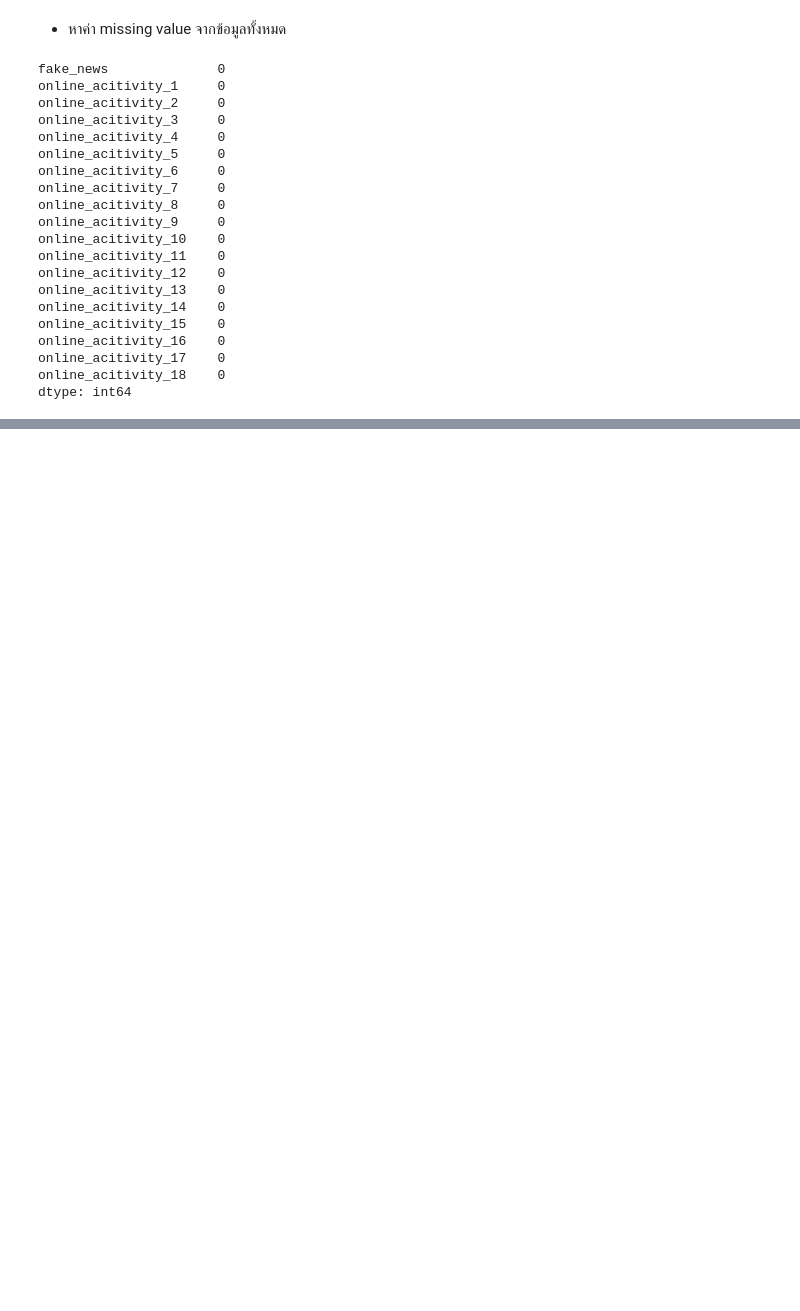
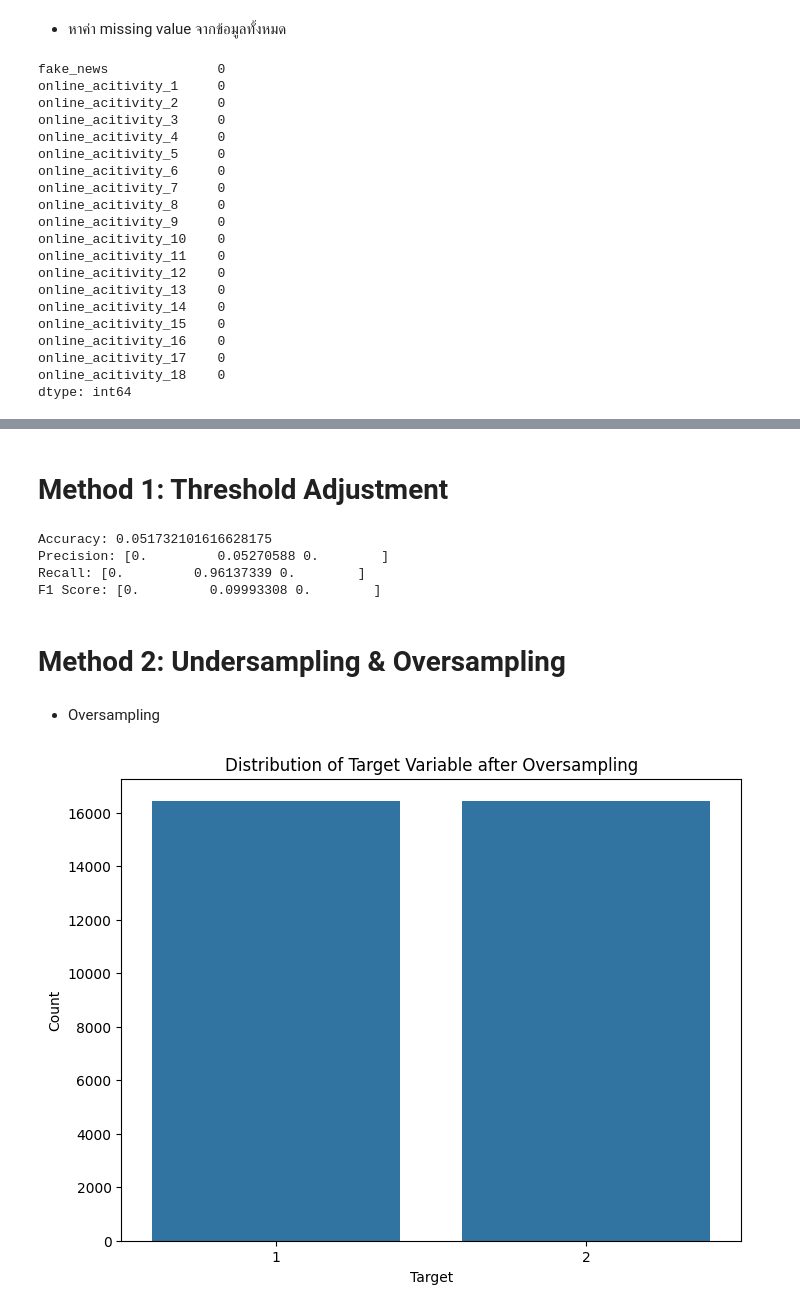
Before and after one commit to Piyaphat23/BSC_DPDM23, a Jupyter notebook: Internet.ipynb, the cells around one changed output, grey strips where cells are left out. Cells and saved outputs as stored; diff of their text form; code cells hidden in the pictures; blank space fills up the shorter version.

```diff
--- a/Internet.ipynb
+++ b/Internet.ipynb
@@ -84,0 +174,8 @@ dtype: int64
+# %%
+data = numeric_df.copy()
+# %%
+# Features (X)
+X = data.drop(columns=['fake_news'])  # คอลัมน์กิจกรรมออนไลน์ทั้งหมด
+
+# Target variable (y)
+y = data['fake_news']  # เลือกคอลัมน์ 'fake_news' เป็นตัวแปรเป้าหมาย
@@ -84,0 +184,69 @@ dtype: int64
+# %%
+# Train your model (using DecisionTreeClassifier as an example)
+clf = DecisionTreeClassifier(random_state=0)
+# %% [markdown]
+# Method 1: Threshold Adjustment
+# %%
+from sklearn.model_selection import train_test_split
+from sklearn.tree import DecisionTreeClassifier
+from sklearn.metrics import accuracy_score, precision_score, recall_score, f1_score
+
+# Split data into train and test sets
+X_train, X_test, y_train, y_test = train_test_split(X, y, test_size=0.2, random_state=0)
+
+# Train your model
+clf.fit(X_train, y_train)
+
+# Predict probabilities on test data
+y_pred_proba = clf.predict_proba(X_test)[:, 1]
+
+# Adjust threshold (example threshold = 0.5)
+threshold = 0.5
+
+# Convert probabilities to binary predictions based on the adjusted threshold
+y_pred = (y_pred_proba >= threshold).astype(int)
+
+# Evaluate model
+accuracy = accuracy_score(y_test, y_pred)
+precision = precision_score(y_test, y_pred, average=None)
+recall = recall_score(y_test, y_pred, average=None)
+f1 = f1_score(y_test, y_pred, average=None)
+
+# Print evaluation metrics
+print("Accuracy:", accuracy)
+print("Precision:", precision)
+print("Recall:", recall)
+print("F1 Score:", f1)
+# %% [output]
+Accuracy: 0.051732101616628175
+Precision: [0.         0.05270588 0.        ]
+Recall: [0.         0.96137339 0.        ]
+F1 Score: [0.         0.09993308 0.        ]
+# %% [markdown]
+# Method 2: Undersampling & Oversampling
+# %%
+from imblearn.over_sampling import RandomOverSampler
+from imblearn.under_sampling import RandomUnderSampler
+
+# Oversampling
+oversampler = RandomOverSampler(random_state=0)
+X_train_over, y_train_over = oversampler.fit_resample(X_train, y_train)
+
+# Undersampling
+undersampler = RandomUnderSampler(random_state=0)
+X_train_under, y_train_under = undersampler.fit_resample(X_train, y_train)
+# %% [markdown]
+- Oversampling
+# %%
+# Combine the oversampled features and target variable into a DataFrame
+df_over = pd.concat([X_train_over, pd.Series(y_train_over, name='target')], axis=1)
+
+# Plot the distribution of the target variable after oversampling
+plt.figure(figsize=(8, 6))
+sns.countplot(x='target', data=df_over)
+plt.title('Distribution of Target Variable after Oversampling')
+plt.xlabel('Target')
+plt.ylabel('Count')
+plt.show()
+# %% [output]
+[figure, added]
```
Also changed, not shown: parts of 30 cells of this notebook.
